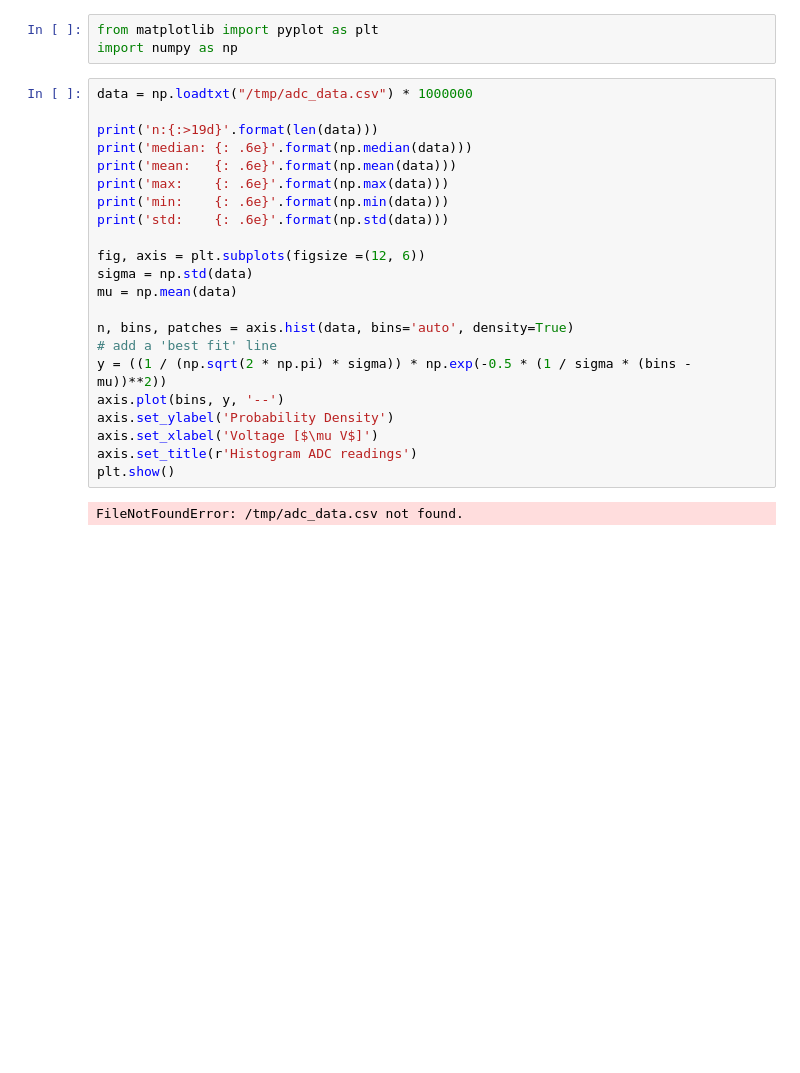
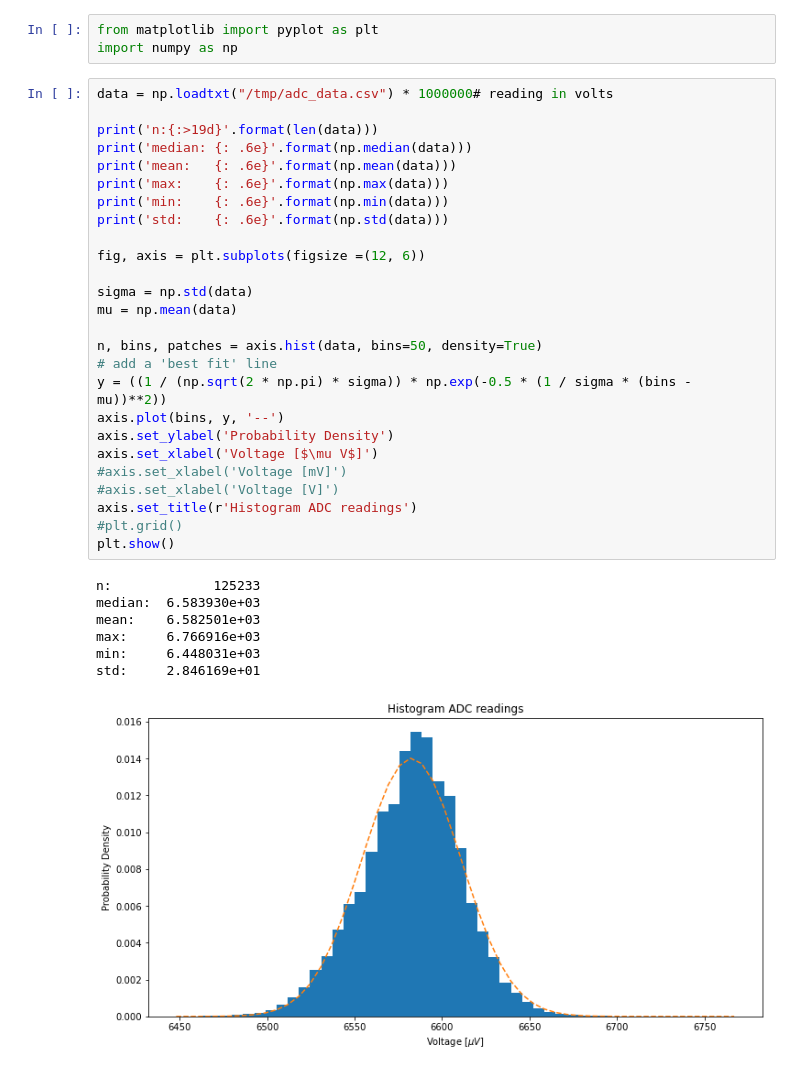
Before and after one commit to Habraken/WaveShare-ADS1256, a Jupyter notebook: data_analysis.ipynb, the cells around one changed output. Drawn from its saved outputs; the diff is of its cells as text; blank space fills up the shorter version.

```diff
--- a/data_analysis.ipynb
+++ b/data_analysis.ipynb
@@ -2,26 +2,36 @@
 from matplotlib import pyplot as plt
 import numpy as np
 # %%
-data = np.loadtxt("/tmp/adc_data.csv") * 1000000
+data = np.loadtxt("/tmp/adc_data.csv") * 1000000# reading in volts
 
 print('n:{:>19d}'.format(len(data)))
 print('median: {: .6e}'.format(np.median(data)))
 print('mean:   {: .6e}'.format(np.mean(data)))
 print('max:    {: .6e}'.format(np.max(data)))
 print('min:    {: .6e}'.format(np.min(data)))
 print('std:    {: .6e}'.format(np.std(data)))
 
 fig, axis = plt.subplots(figsize =(12, 6))
+
 sigma = np.std(data)
 mu = np.mean(data)
 
-n, bins, patches = axis.hist(data, bins='auto', density=True)
+n, bins, patches = axis.hist(data, bins=50, density=True)
 # add a 'best fit' line
 y = ((1 / (np.sqrt(2 * np.pi) * sigma)) * np.exp(-0.5 * (1 / sigma * (bins - mu))**2))
 axis.plot(bins, y, '--')
 axis.set_ylabel('Probability Density')
 axis.set_xlabel('Voltage [$\mu V$]')
+#axis.set_xlabel('Voltage [mV]')
+#axis.set_xlabel('Voltage [V]')
 axis.set_title(r'Histogram ADC readings')
+#plt.grid()
 plt.show()
 # %% [output]
-FileNotFoundError: /tmp/adc_data.csv not found.
+n:             125233
+median:  6.583930e+03
+mean:    6.582501e+03
+max:     6.766916e+03
+min:     6.448031e+03
+std:     2.846169e+01
+[figure, added]
```
Also changed, not shown: parts of 1 cell of this notebook, 3 other files.
